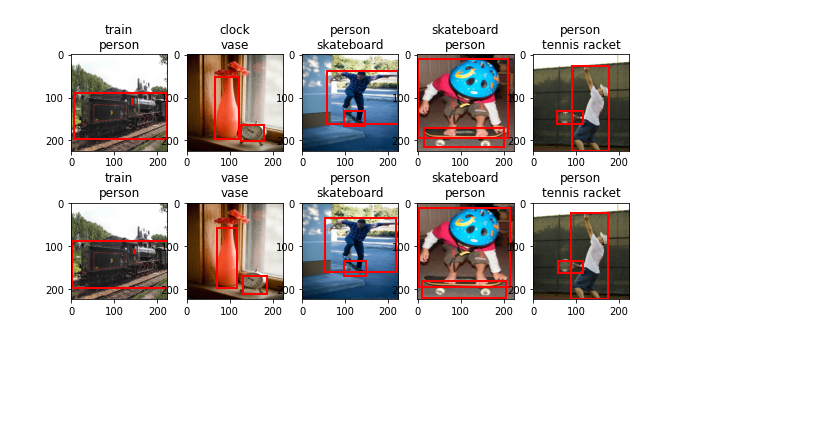
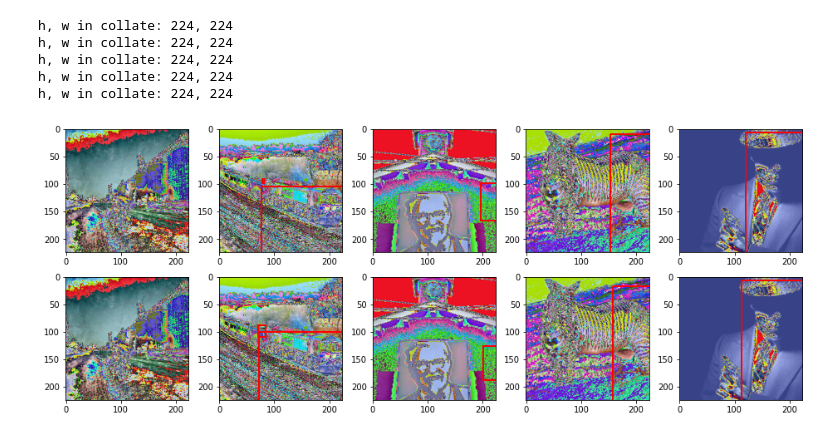
Before and after one commit to guoyw-nju/BoxCLIP, a Jupyter notebook: notebook/test.ipynb, the cells around one changed output. Cells and saved outputs as stored; diff of their text form; code cells hidden in the pictures; blank space fills up the shorter version.

```diff
--- a/notebook/test.ipynb
+++ b/notebook/test.ipynb
@@ -82,0 +27,8 @@ model.load_state_dict(checkpoint['model'])
+# %%
+device = "cuda" if torch.cuda.is_available else "cpu"
+parameters = {'device': device}
+model, datasets = get_model_and_data(parameters)
+
+checkpoint_path = "../checkpoint/07-27-00-39/checkpoint-epoch40.pth.tar"
+checkpoint = torch.load(checkpoint_path)
+model.load_state_dict(checkpoint['model'])
@@ -83,10 +55,10 @@ model.load_state_dict(checkpoint['model'])
 # %%
-dataloader = torch.utils.data.DataLoader(coco_train, batch_size=5, shuffle=True,
+dataloader = torch.utils.data.DataLoader(datasets['train'], batch_size=5, shuffle=True,
                                          collate_fn=collate_fn_coco)
 
 num_img = 5
 to_pil_image = transforms.ToPILImage()
-plt.figure(figsize=(10, 5))
+plt.figure(figsize=(16, 6))
 
 # model = BOXCLIP(encoder, decoder, categories=categories, device=device).to(device)
 # model.load_state_dict(torch.load("./model/bbox-cats-10eps.pkl"))
@@ -95,37 +67,42 @@ model.eval()
 with torch.no_grad():
     for batch in dataloader:
         batch = model(batch)
         for num_img in range(5):
 
             plt.subplot(2, 5, num_img+1)
-            plt.imshow(to_pil_image(batch['images'][num_img]))
+            plt.imshow(to_pil_image(batch['clip_images'][num_img]))
 
             for bbox, cat_id in batch['bboxes'][num_img]:
 
                 [bbox_x, bbox_y, bbox_w, bbox_h] = bbox
                 w, h = 224, 224
     #             print(bbox_x, bbox_y, bbox_w, bbox_h)
                 plt.gca().add_patch(plt.Rectangle((bbox_x*w, bbox_y*h), bbox_w*w, bbox_h*h,
                                                   fill=False, edgecolor='r', linewidth=2))
-            plt.title('\n'.join([categories[cat_id] for _, cat_id in batch['bboxes'][num_img]]))
+#             plt.title('\n'.join([categories[cat_id] for _, cat_id in batch['bboxes'][num_img]]))
 
         for num_img in range(5):
             plt.subplot(2, 5, num_img+6)
-            plt.imshow(to_pil_image(batch['images'][num_img]))
+            plt.imshow(to_pil_image(batch['clip_images'][num_img]))
 
     #         print(batch['output'].shape)
             for j in range(batch['output_bbox'][num_img].shape[0]):
                 [bbox_x, bbox_y, bbox_w, bbox_h] = batch['output_bbox'][num_img][j].cpu()
 #                 print(bbox_x, bbox_y, bbox_w, bbox_h)
                 plt.gca().add_patch(plt.Rectangle((bbox_x*w, bbox_y*h), bbox_w*w, bbox_h*h,
                                                   fill=False, edgecolor='r', linewidth=2))
             pred_cat = []
-            for i in range(batch['output_cat'][num_img].shape[0]):
+#             for i in range(batch['output_cat'][num_img].shape[0]):
 #                 print(batch['output_cat'][num_img][i].item())
-                pred_cat.append(categories[batch['output_cat'][num_img][i].item()])
-            plt.title('\n'.join(pred_cat))
+#                 pred_cat.append(categories[batch['output_cat'][num_img][i].item()])
+#             plt.title('\n'.join(pred_cat))
 #         print(batch['output_cat'])
 
         break
 # %% [output]
+h, w in collate: 224, 224
+h, w in collate: 224, 224
+h, w in collate: 224, 224
+h, w in collate: 224, 224
+h, w in collate: 224, 224
-[figure, old version]
+[figure, new version]
```
Also changed, not shown: parts of 6 cells of this notebook, 10 other files.
